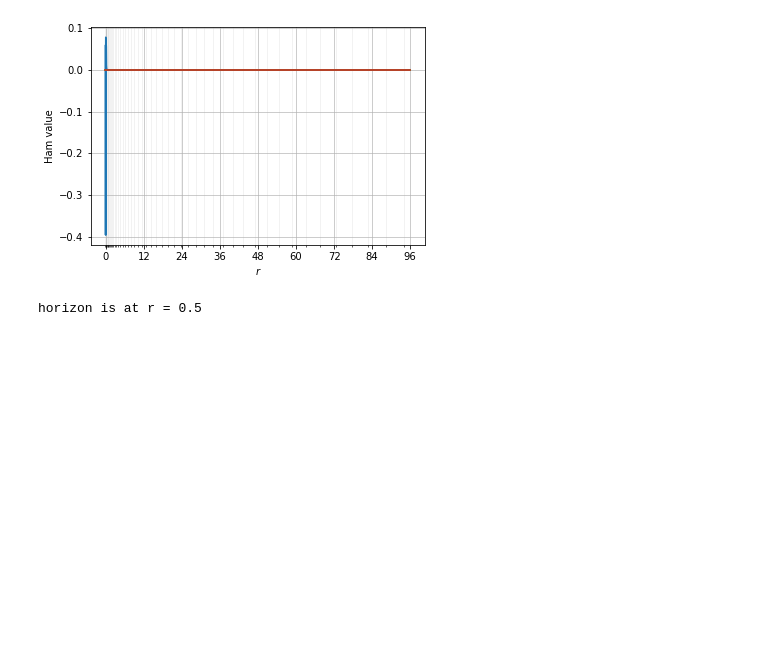
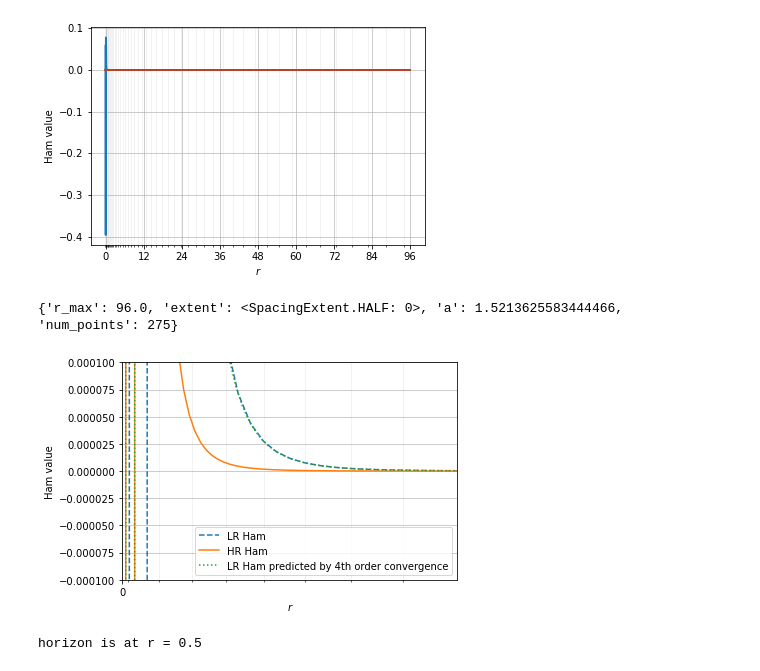
Before and after one commit to GRTLCollaboration/engrenage, a Jupyter notebook: examples/BHEvolution.ipynb, the cells around one changed output. Drawn from its saved outputs; the diff is of its cells as text; code cells hidden in the pictures; blank space fills up the shorter version.

Commit message:
Add convergence test

```diff
--- a/examples/BHEvolution.ipynb
+++ b/examples/BHEvolution.ipynb
@@ -104,6 +104,46 @@ set_grid_on_ax(ax, r)
 #plt.ylim(-0.1,0.1)
 # %% [output]
 [figure]
+# %%
+# Check that for a higher resolution the Ham constraint converges (the Mom constraint is trivially zero)
+
+# Input parameters for HR grid
+min_dr_HR = 1 / 32 # roughly 64 points across the BH
+max_dr_HR = 1
+
+# CubicSpacing
+params_HR = CubicSpacing.get_parameters(r_max, min_dr_HR, max_dr_HR)
+spacing_HR = CubicSpacing(**params_HR)
+
+grid_HR = Grid(spacing_HR, my_state_vector)
+r_HR = grid_HR.r
+num_points_HR = r_HR.size
+background_HR = FlatSphericalBackground(r_HR)
+
+# Check grid params
+print(params_HR)
+
+# Get initial state
+initial_state_HR = get_initial_state(grid_HR, background_HR)
+
+# check the Hamiltonian and momentum constraints are initially satisfied
+Ham_HR, Mom_HR = get_constraints_diagnostic(initial_state_HR, np.array([0]), grid_HR, background_HR, my_matter)
+
+# plot the profiles for Ham
+plt.plot(r, Ham[0],'--',label="LR Ham")
+plt.plot(r_HR, Ham_HR[0],'-',label="HR Ham")
+plt.plot(r_HR, Ham_HR[0] * 2.0**4.0,':',label="LR Ham predicted by 4th order convergence")
+
+plt.xlabel('r')
+plt.ylabel('Ham value')
+ax = plt.gcf().gca()
+set_grid_on_ax(ax, r)
+plt.xlim(0.0,2)
+plt.ylim(-0.0001,0.0001)
+plt.legend();
+# %% [output]
+{'r_max': 96.0, 'extent': <SpacingExtent.HALF: 0>, 'a': 1.5213625583444466, 'num_points': 275}
+[figure, added]
 # %%
 # find the apparent horizon for a given set of states
 omega, ah_radius, bh_mass = get_horizon_diagnostics(initial_state, np.array([0]), grid, background, my_matter)
```
